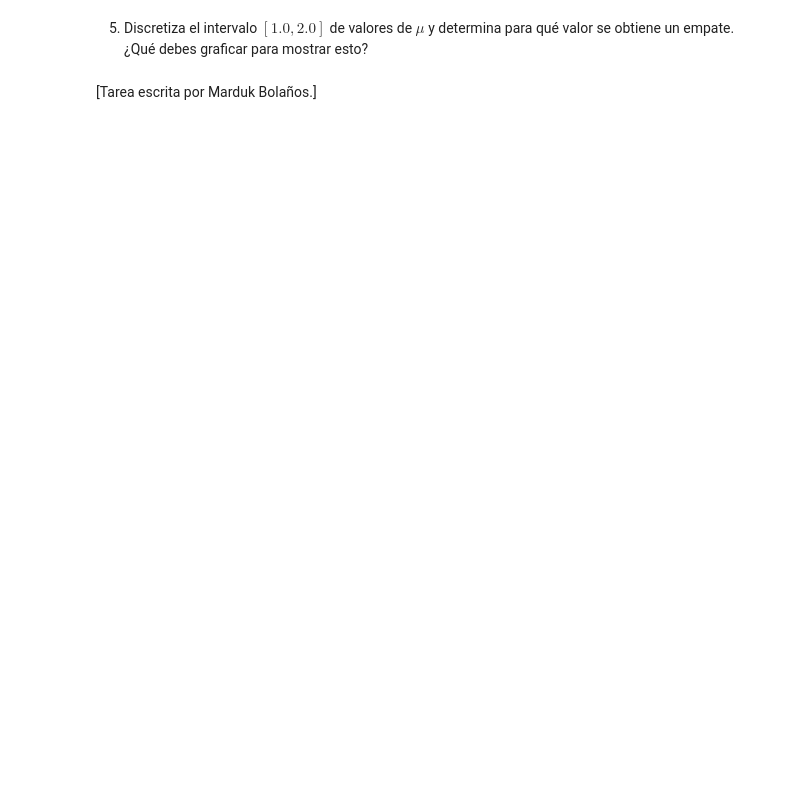
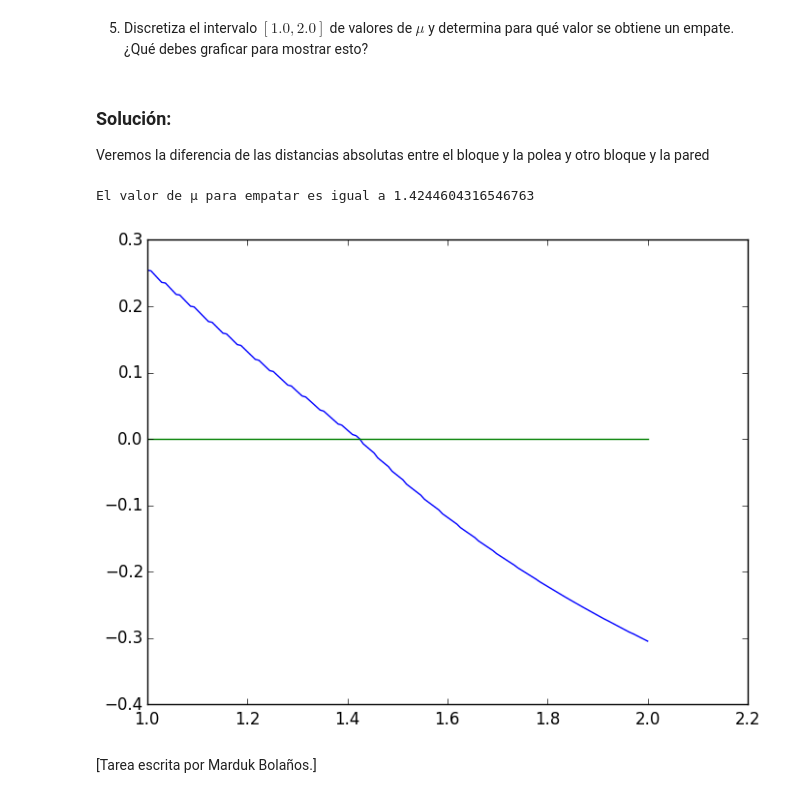
Before and after one commit to ivan-galinskiy/fisica_computacional, a Jupyter notebook: tareas/Tarea 07.ipynb, the cells around one changed output. Cells and saved outputs as stored; diff of their text form; code cells hidden in the pictures; blank space fills up the shorter version.

```diff
--- a/tareas/Tarea 07.ipynb
+++ b/tareas/Tarea 07.ipynb
@@ -359,4 +394,34 @@ PyObject <matplotlib.text.Text object at 0x...>
 # %% [markdown]
 5. Discretiza el intervalo $[1.0,2.0]$ de valores de $\mu$ y determina para qué valor se obtiene un empate. ¿Qué debes graficar para mostrar esto?
+# %% [markdown]
+### Solución:
+
+Veremos la diferencia de las distancias absolutas entre el bloque y la polea y otro bloque y la pared
+# %%
+μ_values = linspace(1, 2, 140)
+iniciales = {[1 π/2 0 0], 0}
+
+function desempate(x_final)
+    ρ = x_final[1]
+    θ = x_final[2]
+
+    return ρ*θ - (2-ρ)
+end
+
+desempate_values = [desempate(integrar_corte(iniciales, 0.01, corte_polea_pared, x -> f_evol(x, μ))[2][end,:]) for μ in μ_values]
+
+plot(μ_values, desempate_values)
+plot(μ_values, [0 for μ in μ_values])
+xlabel("")
+
+# Encontramos el desempate con el mínimo valor absoluto
+mini = minabs(desempate_values)
+min_desempate_index = find((x -> abs(x) == mini), desempate_values)[1]
+
+print("El valor de μ para empatar es igual a ")
+println(μ_values[min_desempate_index])
+# %% [output]
+El valor de μ para empatar es igual a 1.4244604316546763
+[figure, added]
 # %% [markdown]
 [Tarea escrita por Marduk Bolaños.]
```
Also changed, not shown: parts of 2 cells of this notebook.
